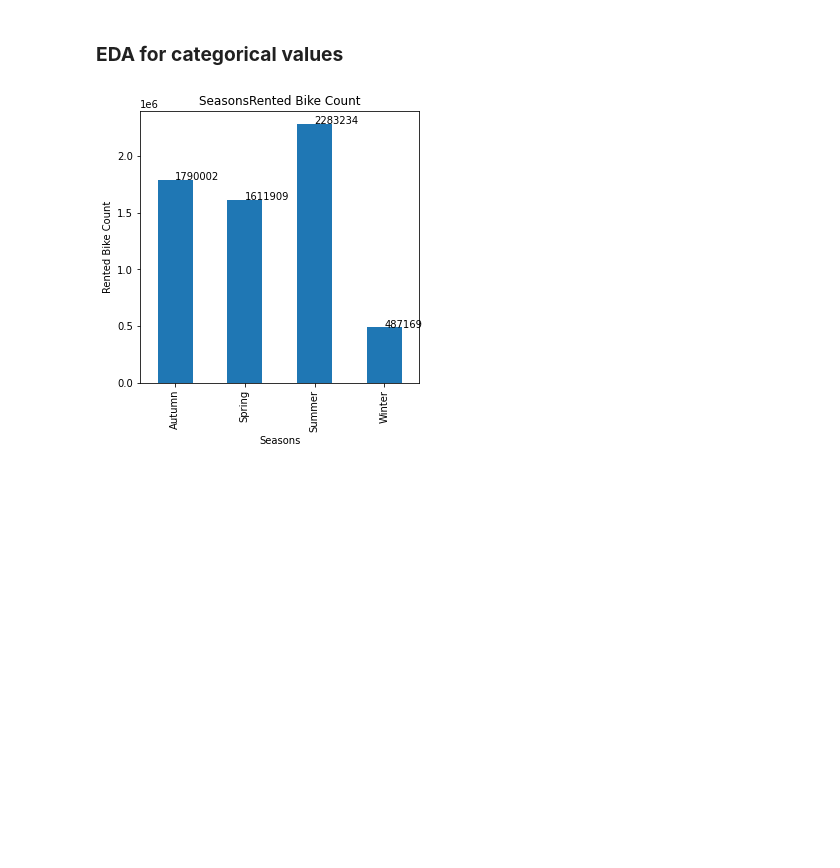
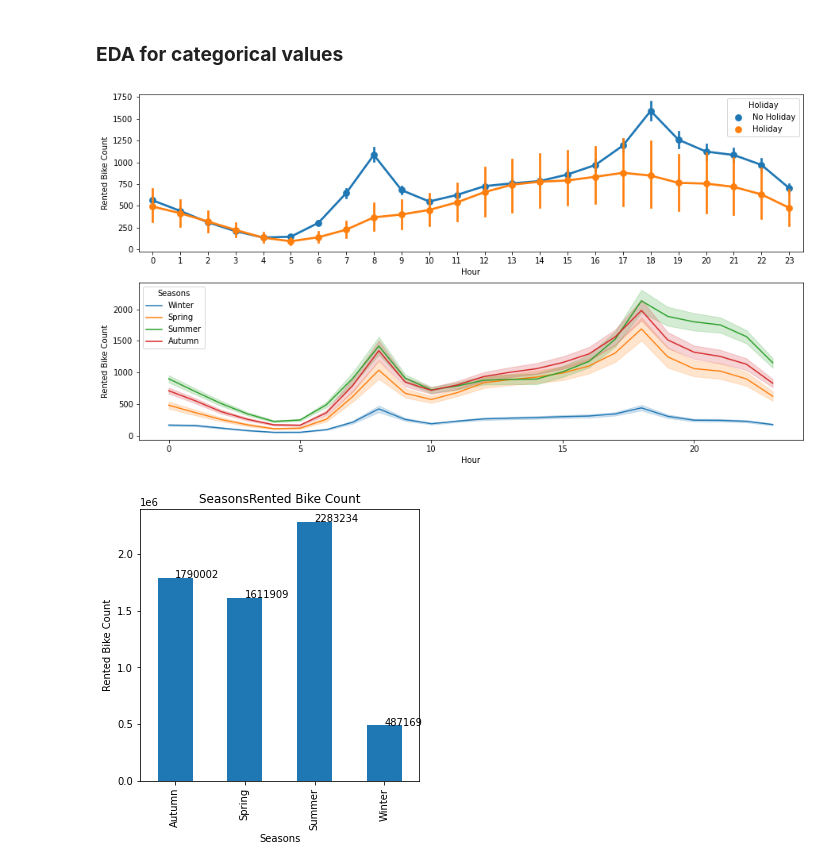
Before and after one commit to AyushSonuu/bike-sharing-demand-prediction-regression, a Jupyter notebook: Copy_of_Bike_Sharing_Demand_Prediction_Capstone_Project.ipynb, the cells around one changed output. Drawn from its saved outputs; the diff is of its cells as text; code cells hidden in the pictures; blank space fills up the shorter version.

```diff
--- a/Copy_of_Bike_Sharing_Demand_Prediction_Capstone_Project.ipynb
+++ b/Copy_of_Bike_Sharing_Demand_Prediction_Capstone_Project.ipynb
@@ -439,6 +439,14 @@ No Holiday    5956419
 Name: Rented Bike Count, dtype: int64
 # %% [markdown]
 ### **EDA for categorical** **values**
+# %%
+fig = plt.figure(figsize = (15,8))
+axis = fig.subplots(2,1)
+sns.pointplot(data = df1,x="Hour",y = "Rented Bike Count",hue = "Holiday",ax = axis[0])
+sns.lineplot(data= df1, x="Hour", y = "Rented Bike Count", hue = "Seasons", ax = axis[1])
+plt.show()
+# %% [output]
+[figure, added]
 # %%
 index = 0
 for col in cat_features:
```
Also changed, not shown: parts of 10 cells of this notebook.
